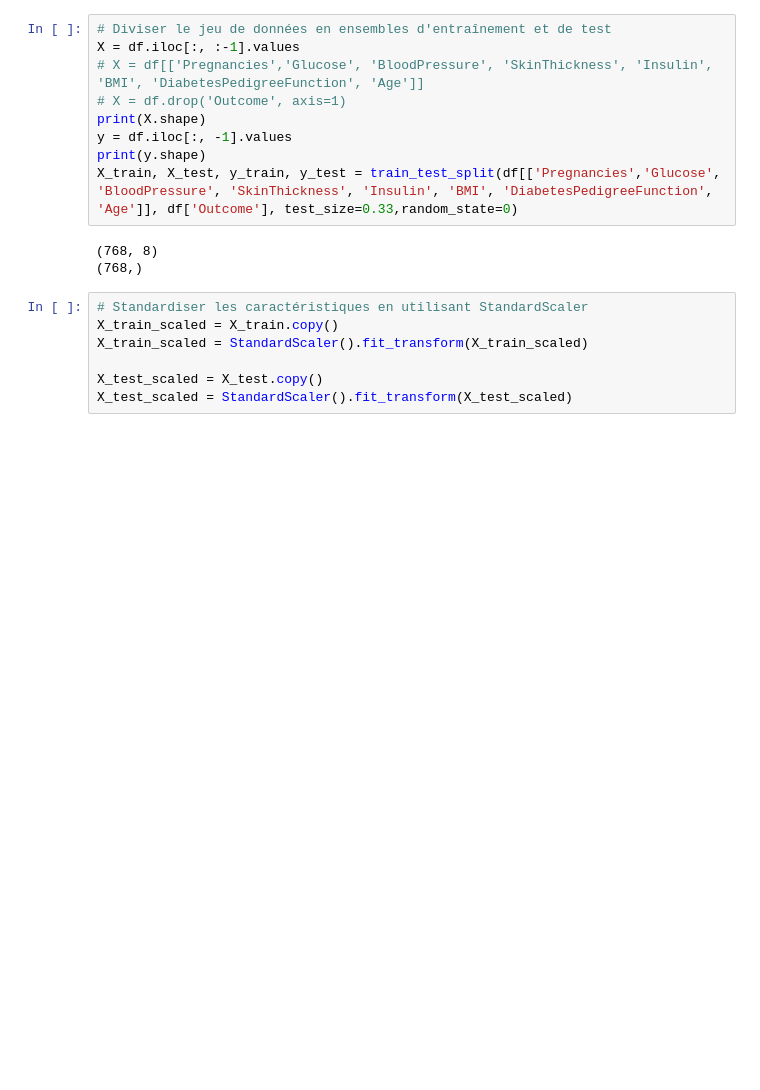
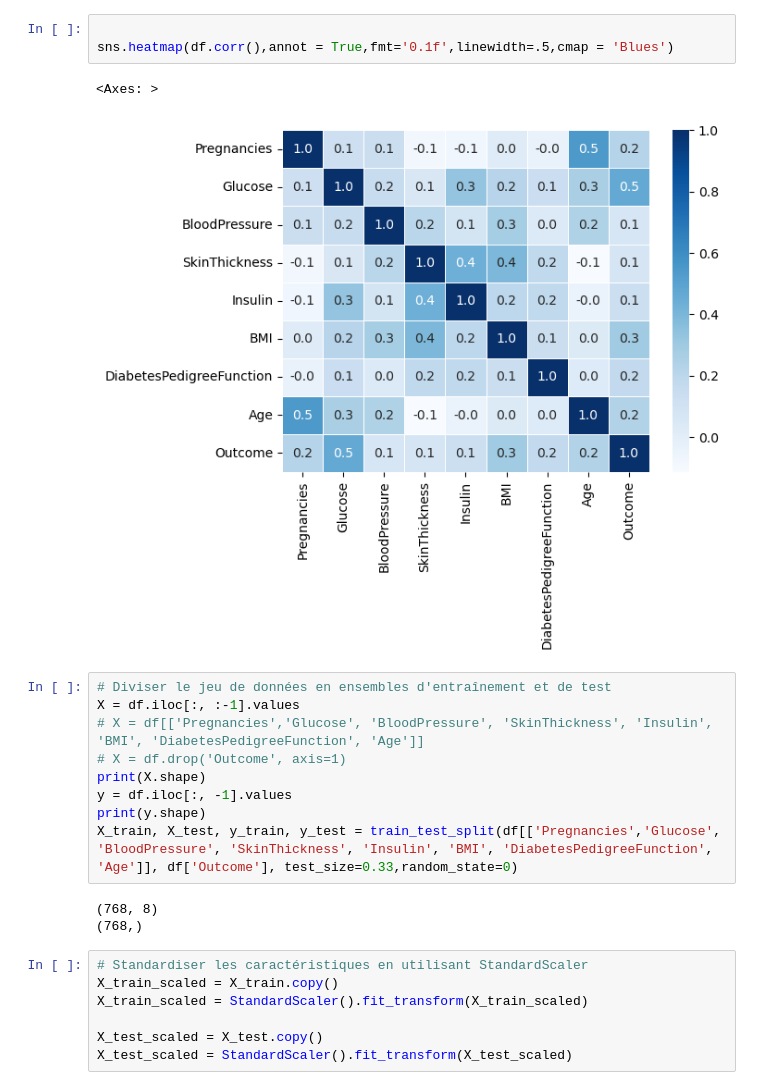
Before and after one commit to cherifissa/dabete_pred, a Jupyter notebook: diabet_ml_firt_model.ipynb, the cells around one changed output. Cells and saved outputs as stored; diff of their text form; blank space fills up the shorter version.

```diff
--- a/diabet_ml_firt_model.ipynb
+++ b/diabet_ml_firt_model.ipynb
@@ -28,3 +41,9 @@ df.head(10)
+# %%
+
+sns.heatmap(df.corr(),annot = True,fmt='0.1f',linewidth=.5,cmap = 'Blues')
+# %% [output]
+<Axes: >
+[figure, added]
 # %%
 # Diviser le jeu de données en ensembles d'entraînement et de test
 X = df.iloc[:, :-1].values
```
Also changed, not shown: parts of 8 cells of this notebook, 1 other file.
